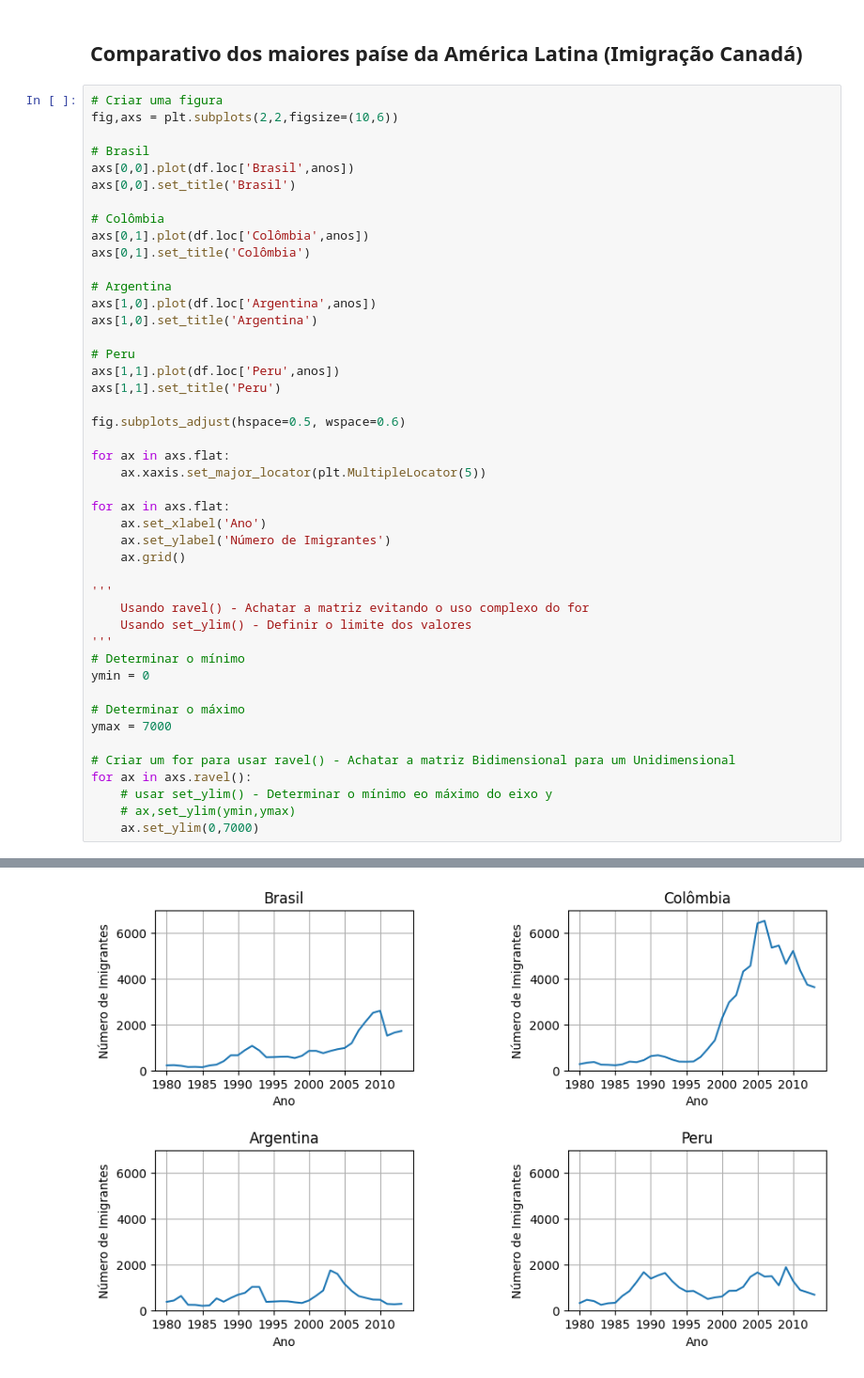
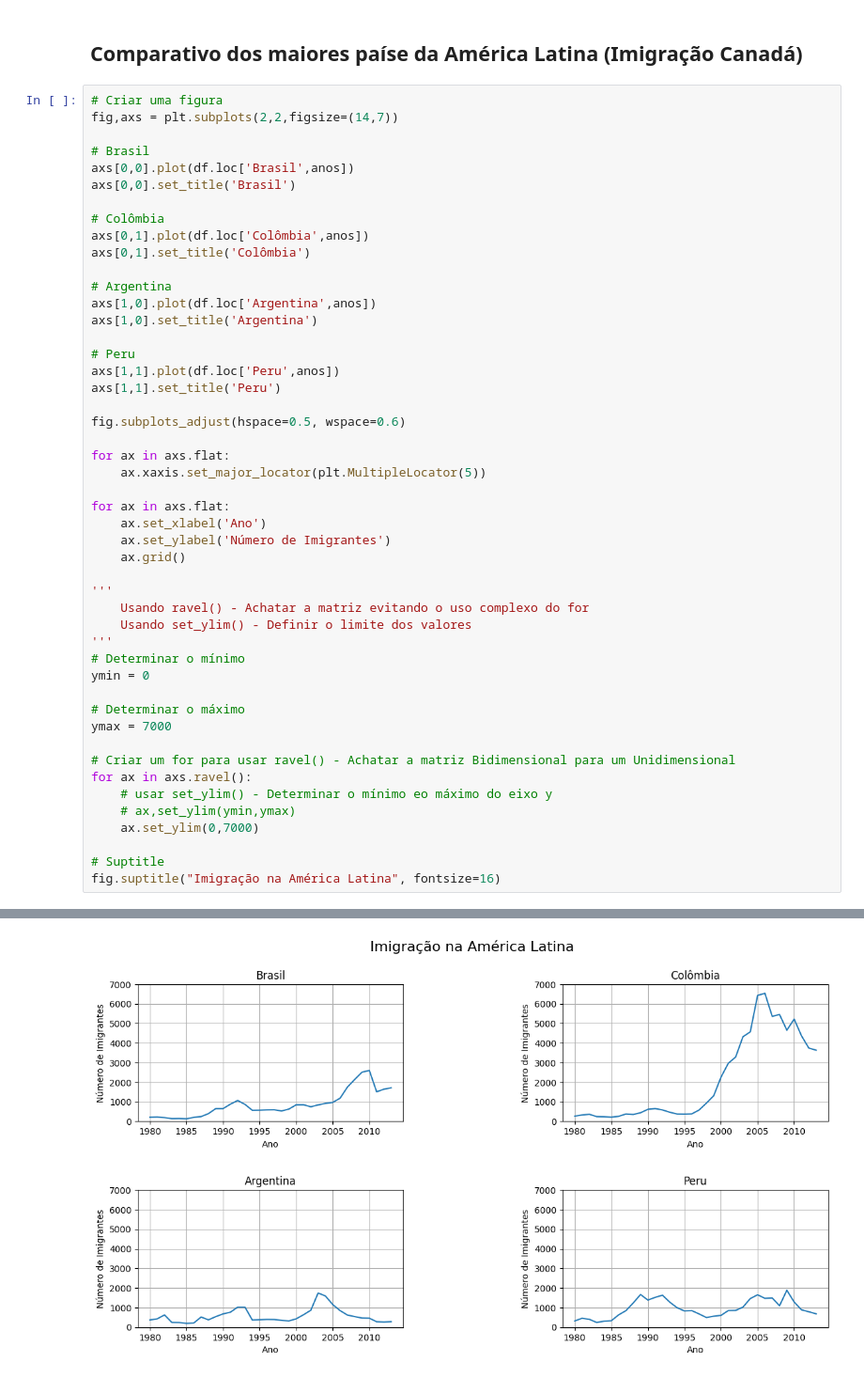
Before and after one commit to Lafaietepedro/semana_estatistica_tarde, a Jupyter notebook: aula3.ipynb, the cells around one changed output, grey strips where cells are left out. Shown at 94% size. Cells and saved outputs as stored; diff of their text form.

```diff
--- a/aula3.ipynb
+++ b/aula3.ipynb
@@ -246,7 +249,7 @@ df_brasil.describe()
 ## Comparativo dos maiores paíse da América Latina (Imigração Canadá)
 # %%
 # Criar uma figura
-fig,axs = plt.subplots(2,2,figsize=(10,6))
+fig,axs = plt.subplots(2,2,figsize=(14,7))
 
 # Brasil
 axs[0,0].plot(df.loc['Brasil',anos])
@@ -289,4 +292,7 @@ for ax in axs.ravel():
     # usar set_ylim() - Determinar o mínimo eo máximo do eixo y
     # ax,set_ylim(ymin,ymax)
     ax.set_ylim(0,7000)
+
+# Suptitle
+fig.suptitle("Imigração na América Latina", fontsize=16)
 # %% [output]
@@ -293 +300 @@ for ax in axs.ravel():
-[figure, old version]
+[figure, new version]
```
Also changed, not shown: parts of 7 cells of this notebook.
